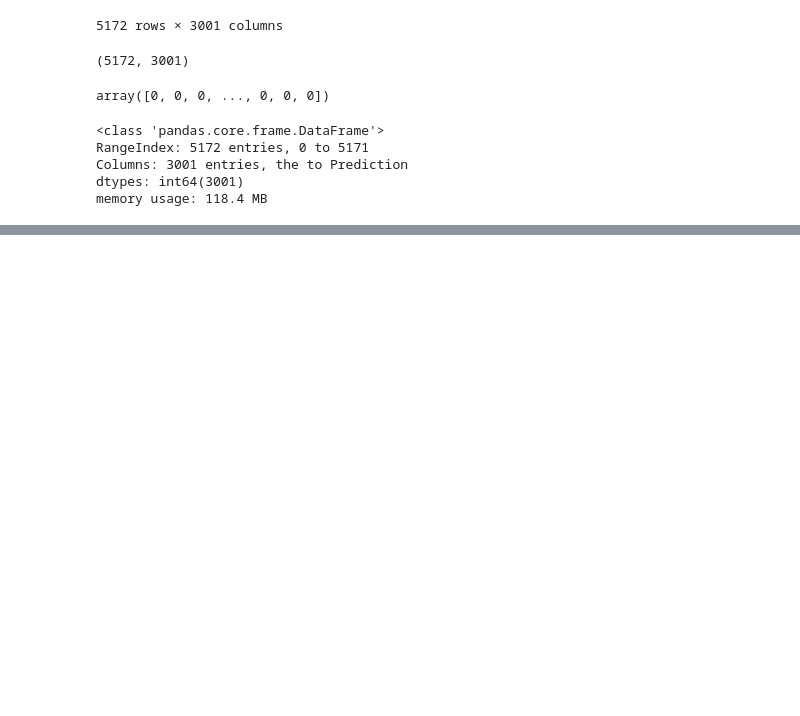
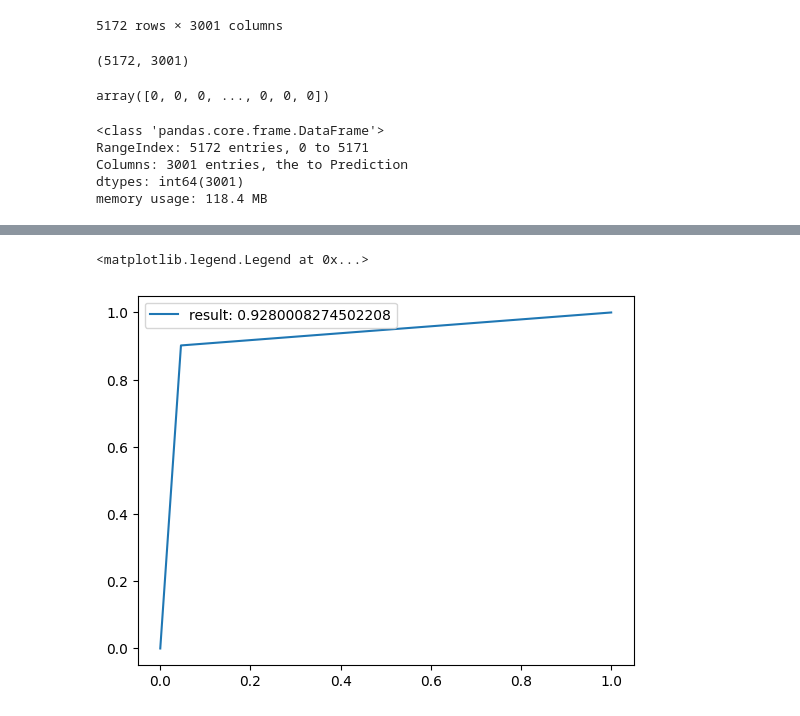
Before and after one commit to notice4/google-colab-study, a Jupyter notebook: lecture_4.ipynb, the cells around one changed output, grey strips where cells are left out. Cells and saved outputs as stored; diff of their text form; code cells hidden in the pictures; blank space fills up the shorter version.

```diff
--- a/lecture_4.ipynb
+++ b/lecture_4.ipynb
@@ -67,0 +76,9 @@ print(f'{model.score(X_test, y_test)}')
+# %%
+scores = model.predict_proba(X_test)[:, 1]
+fpr, tpr, thresholds = roc_curve(y_test, scores)
+area = roc_auc_score(y_test, scores)
+plt.plot(fpr, tpr, label=f'result: {area}')
+plt.legend()
+# %% [output]
+<matplotlib.legend.Legend at 0x...>
+[figure, added]
```
Also changed, not shown: parts of 2 cells of this notebook.
